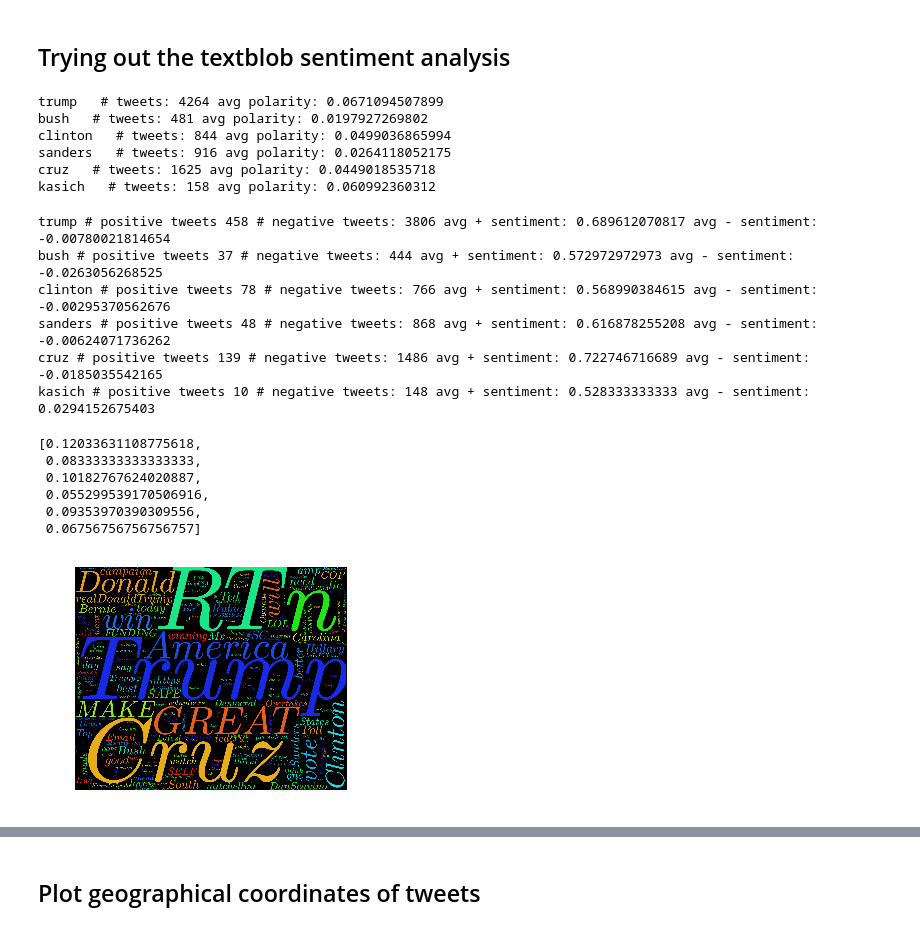
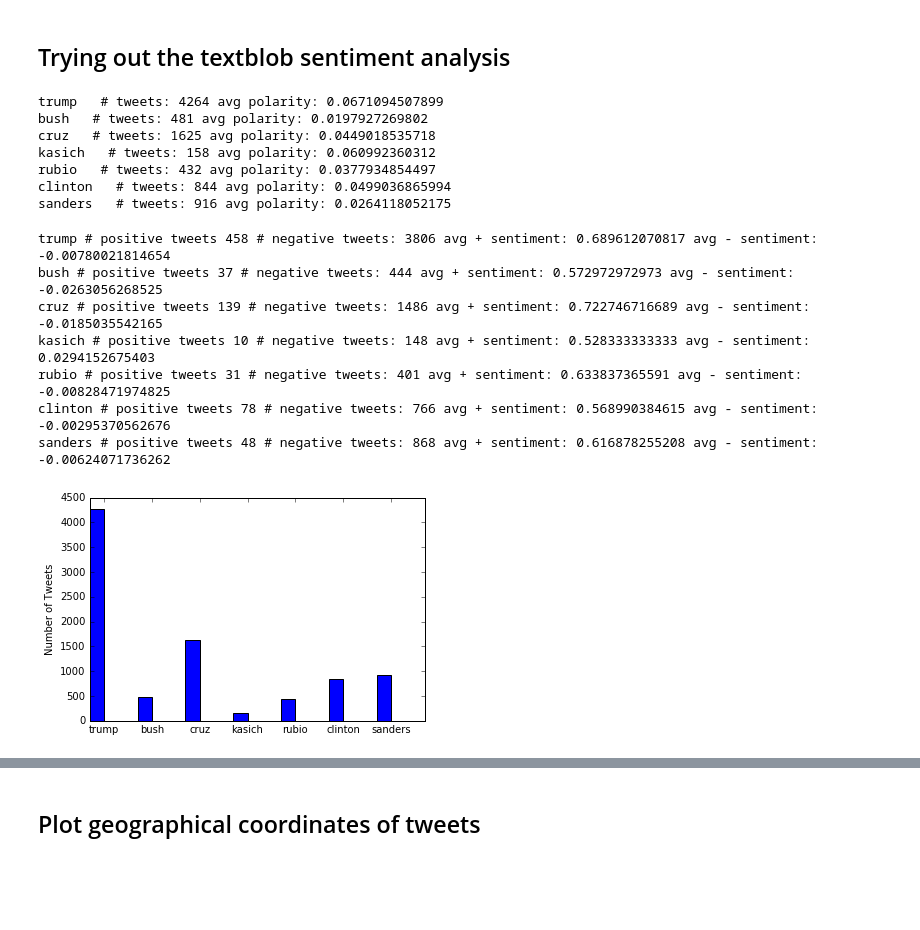
Before and after one commit to HoodPanther/pythoncode, a Jupyter notebook: tweetExplore.ipynb, the cells around one changed output, grey strips where cells are left out. Saved outputs shown, nothing was run; the diff lists cells and outputs as text; code cells hidden in the pictures; blank space fills up the shorter version.

Commit message:
added pos/neg graphs

```diff
--- a/tweetExplore.ipynb
+++ b/tweetExplore.ipynb
@@ -51,7 +51,7 @@ N coordinates: 10 N Tweets 10664
 ## Trying out the textblob sentiment analysis
 # %%
 from textblob import TextBlob
-candidates = ['trump','bush','clinton','sanders','cruz','kasich'] #track list
+candidates = ['trump','bush','cruz','kasich','rubio','clinton','sanders'] #track list
 # for each candidate
 index_store = []
 subjectivity_store = []
@@ -83,10 +83,11 @@ for person,val in enumerate(candidates):
 # %% [output]
 trump   # tweets: 4264 avg polarity: 0.0671094507899
 bush   # tweets: 481 avg polarity: 0.0197927269802
+cruz   # tweets: 1625 avg polarity: 0.0449018535718
+kasich   # tweets: 158 avg polarity: 0.060992360312
+rubio   # tweets: 432 avg polarity: 0.0377934854497
 clinton   # tweets: 844 avg polarity: 0.0499036865994
 sanders   # tweets: 916 avg polarity: 0.0264118052175
-cruz   # tweets: 1625 avg polarity: 0.0449018535718
-kasich   # tweets: 158 avg polarity: 0.060992360312
 # %%
 # sort tweets into positive/negative for each candidate
 # for each candidate
@@ -129,41 +130,28 @@ for person,val in enumerate(candidates):
 # %% [output]
 trump # positive tweets 458 # negative tweets: 3806 avg + sentiment: 0.689612070817 avg - sentiment: -0.00780021814654
 bush # positive tweets 37 # negative tweets: 444 avg + sentiment: 0.572972972973 avg - sentiment: -0.0263056268525
+cruz # positive tweets 139 # negative tweets: 1486 avg + sentiment: 0.722746716689 avg - sentiment: -0.0185035542165
+kasich # positive tweets 10 # negative tweets: 148 avg + sentiment: 0.528333333333 avg - sentiment: 0.0294152675403
+rubio # positive tweets 31 # negative tweets: 401 avg + sentiment: 0.633837365591 avg - sentiment: -0.00828471974825
 clinton # positive tweets 78 # negative tweets: 766 avg + sentiment: 0.568990384615 avg - sentiment: -0.00295370562676
 sanders # positive tweets 48 # negative tweets: 868 avg + sentiment: 0.616878255208 avg - sentiment: -0.00624071736262
-cruz # positive tweets 139 # negative tweets: 1486 avg + sentiment: 0.722746716689 avg - sentiment: -0.0185035542165
-kasich # positive tweets 10 # negative tweets: 148 avg + sentiment: 0.528333333333 avg - sentiment: 0.0294152675403
-# %%
-pos_neg_ratio
-# %% [output]
-[0.12033631108775618,
- 0.08333333333333333,
- 0.10182767624020887,
- 0.055299539170506916,
- 0.09353970390309556,
- 0.06756756756756757]
-# %%
-tweetList = store_tweet_pos_polarity
-def makeWordcloud(tweetList):
-    """ Joins tweet list into single string, then generates word cloud """
-    from wordcloud import WordCloud, STOPWORDS
-    newSTOP = STOPWORDS
-    # add stopwords to exclude from wordcloud -
-    newSTOP.update(('co','https','t','RT','R','T','-RT','RT@'))
-    joinedTexts = " ".join(str(x) for x in tweetList)
-
-    #generate wordcloud
-    wordcloud = WordCloud(font_path='/anaconda/envs/eq_env/lib/python3.5/site-packages/matplotlib/mpl-data/fonts/ttf/cmmi10.ttf',
-                              stopwords=newSTOP,
-                              background_color='black',
-                              width=1700,
-                              height=1400
-                             ).generate(joinedTexts)
-    # display wordcloud
-    plt.imshow(wordcloud)
-    plt.axis('off')
-    plt.show();
-
-makeWordcloud(tweetList)
-# %% [output]
-[figure, removed]
+# %%
+candidate_tweets = []
+pos_tweets = []
+neg_tweets = []
+for i,val in enumerate(index_store):
+    candidate_tweets.append(len(index_store[i]))
+    pos_tweets.append(len(store_ind_pos_polarity[i]))
+    neg_tweets.append(len(store_ind_neg_polarity[i]))
+
+fig = plt.gcf()
+matplotlib.rc('xtick',labelsize = 10)
+matplotlib.rc('ytick',labelsize = 10)
+# matplotlib.rc('ylabel',labelsize = 2b0)
+plt.ylabel('Number of Tweets')
+ind = np.arange(len(candidates))
+width = .3
+rect1 = plt.bar(ind, candidate_tweets, width, color = 'blue')
+plt.xticks(ind+.3, candidates);
+# %% [output]
+[figure, added]
```
Also changed, not shown: parts of 8 cells of this notebook, 1 other file.
